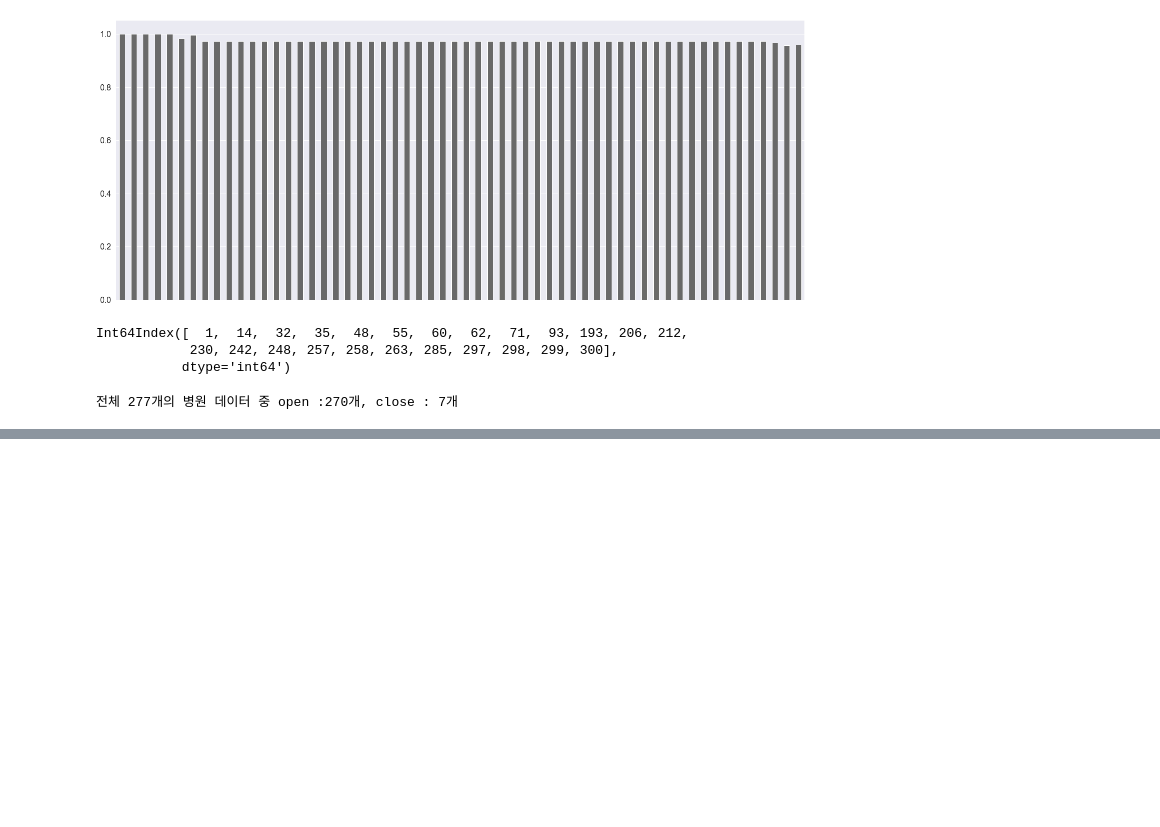
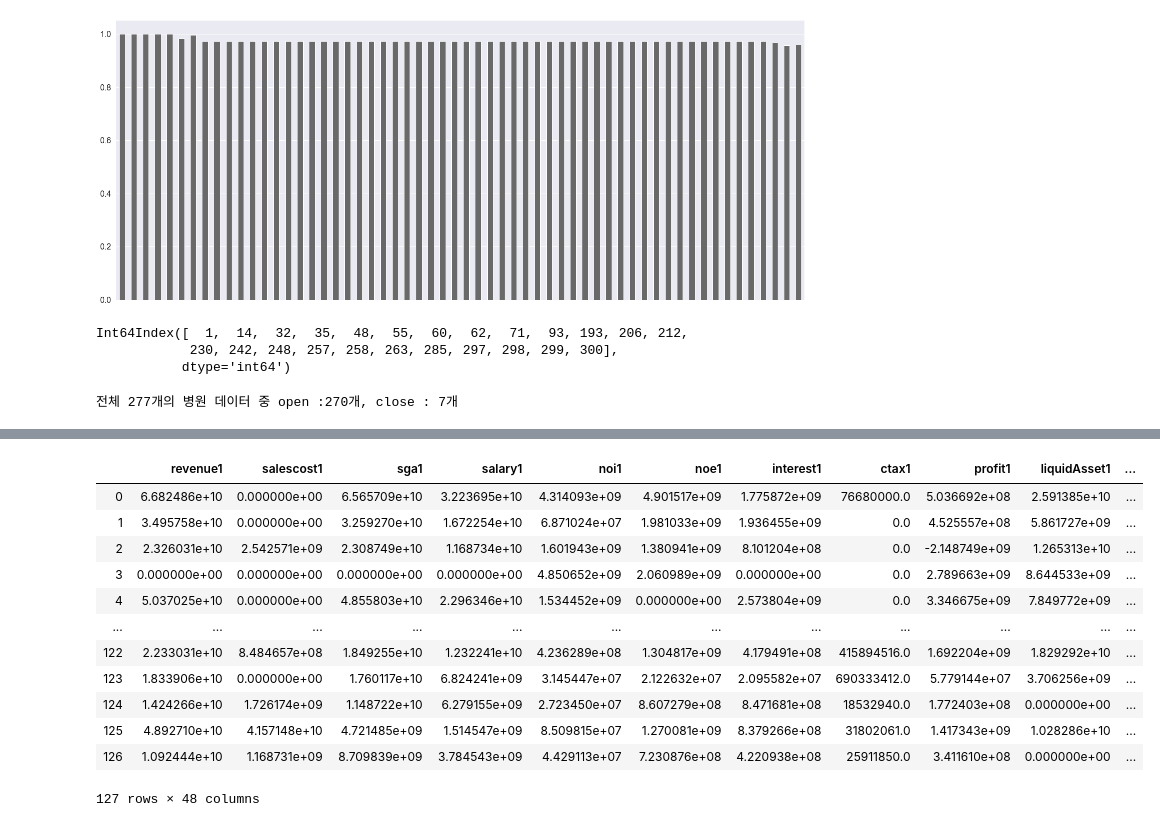
Before and after one commit to bill7845/jupyter_repo, a Jupyter notebook: jupyter_CODE/병원개폐업예측모델링/병원개폐업예측모델링_5.ipynb, the cells around one changed output, grey strips where cells are left out. Cells and saved outputs as stored; diff of their text form; code cells hidden in the pictures; blank space fills up the shorter version.

```diff
--- a/jupyter_CODE/병원개폐업예측모델링/병원개폐업예측모델링_5.ipynb
+++ b/jupyter_CODE/병원개폐업예측모델링/병원개폐업예측모델링_5.ipynb
@@ -345,0 +361,18 @@ nan
+# %%
+test_copy = test.iloc[:,7:-3]
+# %%
+test_copy
+# %% [output]
+|  | revenue1 | salescost1 | sga1 | salary1 | noi1 | noe1 | interest1 | ctax1 | profit1 | liquidAsset1 | ... |
+| 0 | 6.682486e+10 | 0.000000e+00 | 6.565709e+10 | 3.223695e+10 | 4.314093e+09 | 4.901517e+09 | 1.775872e+09 | 76680000.0 | 5.036692e+08 | 2.591385e+10 | ... |
+| 1 | 3.495758e+10 | 0.000000e+00 | 3.259270e+10 | 1.672254e+10 | 6.871024e+07 | 1.981033e+09 | 1.936455e+09 | 0.0 | 4.525557e+08 | 5.861727e+09 | ... |
+| 2 | 2.326031e+10 | 2.542571e+09 | 2.308749e+10 | 1.168734e+10 | 1.601943e+09 | 1.380941e+09 | 8.101204e+08 | 0.0 | -2.148749e+09 | 1.265313e+10 | ... |
+| 3 | 0.000000e+00 | 0.000000e+00 | 0.000000e+00 | 0.000000e+00 | 4.850652e+09 | 2.060989e+09 | 0.000000e+00 | 0.0 | 2.789663e+09 | 8.644533e+09 | ... |
+| 4 | 5.037025e+10 | 0.000000e+00 | 4.855803e+10 | 2.296346e+10 | 1.534452e+09 | 0.000000e+00 | 2.573804e+09 | 0.0 | 3.346675e+09 | 7.849772e+09 | ... |
+| ... | ... | ... | ... | ... | ... | ... | ... | ... | ... | ... | ... |
+| 122 | 2.233031e+10 | 8.484657e+08 | 1.849255e+10 | 1.232241e+10 | 4.236289e+08 | 1.304817e+09 | 4.179491e+08 | 415894516.0 | 1.692204e+09 | 1.829292e+10 | ... |
+| 123 | 1.833906e+10 | 0.000000e+00 | 1.760117e+10 | 6.824241e+09 | 3.145447e+07 | 2.122632e+07 | 2.095582e+07 | 690333412.0 | 5.779144e+07 | 3.706256e+09 | ... |
+| 124 | 1.424266e+10 | 1.726174e+09 | 1.148722e+10 | 6.279155e+09 | 2.723450e+07 | 8.607279e+08 | 8.471681e+08 | 18532940.0 | 1.772403e+08 | 0.000000e+00 | ... |
+| 125 | 4.892710e+10 | 4.157148e+10 | 4.721485e+09 | 1.514547e+09 | 8.509815e+07 | 1.270081e+09 | 8.379266e+08 | 31802061.0 | 1.417343e+09 | 1.028286e+10 | ... |
+| 126 | 1.092444e+10 | 1.168731e+09 | 8.709839e+09 | 3.784543e+09 | 4.429113e+07 | 7.230876e+08 | 4.220938e+08 | 25911850.0 | 3.411610e+08 | 0.000000e+00 | ... |
+127 rows × 48 columns
```
Also changed, not shown: parts of 20 cells of this notebook.
